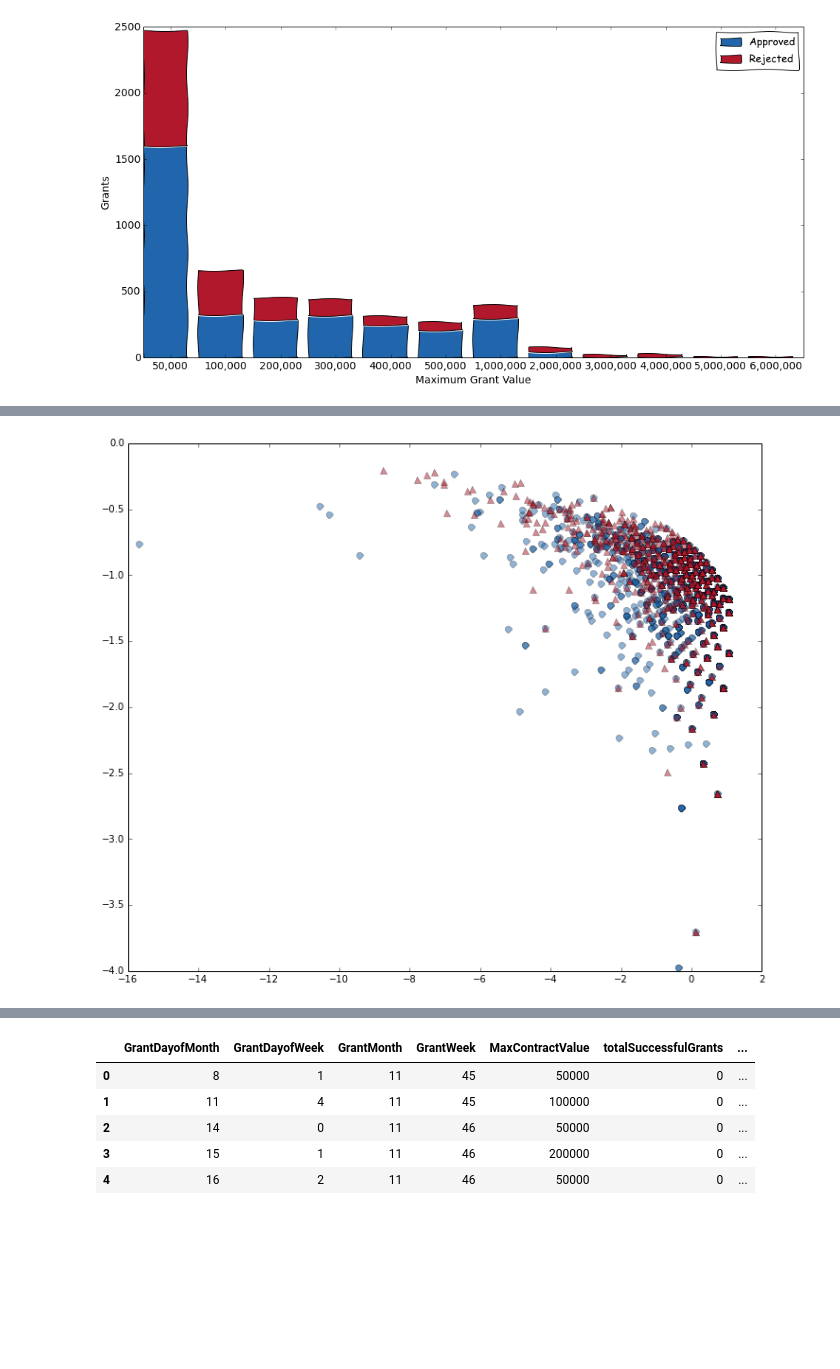
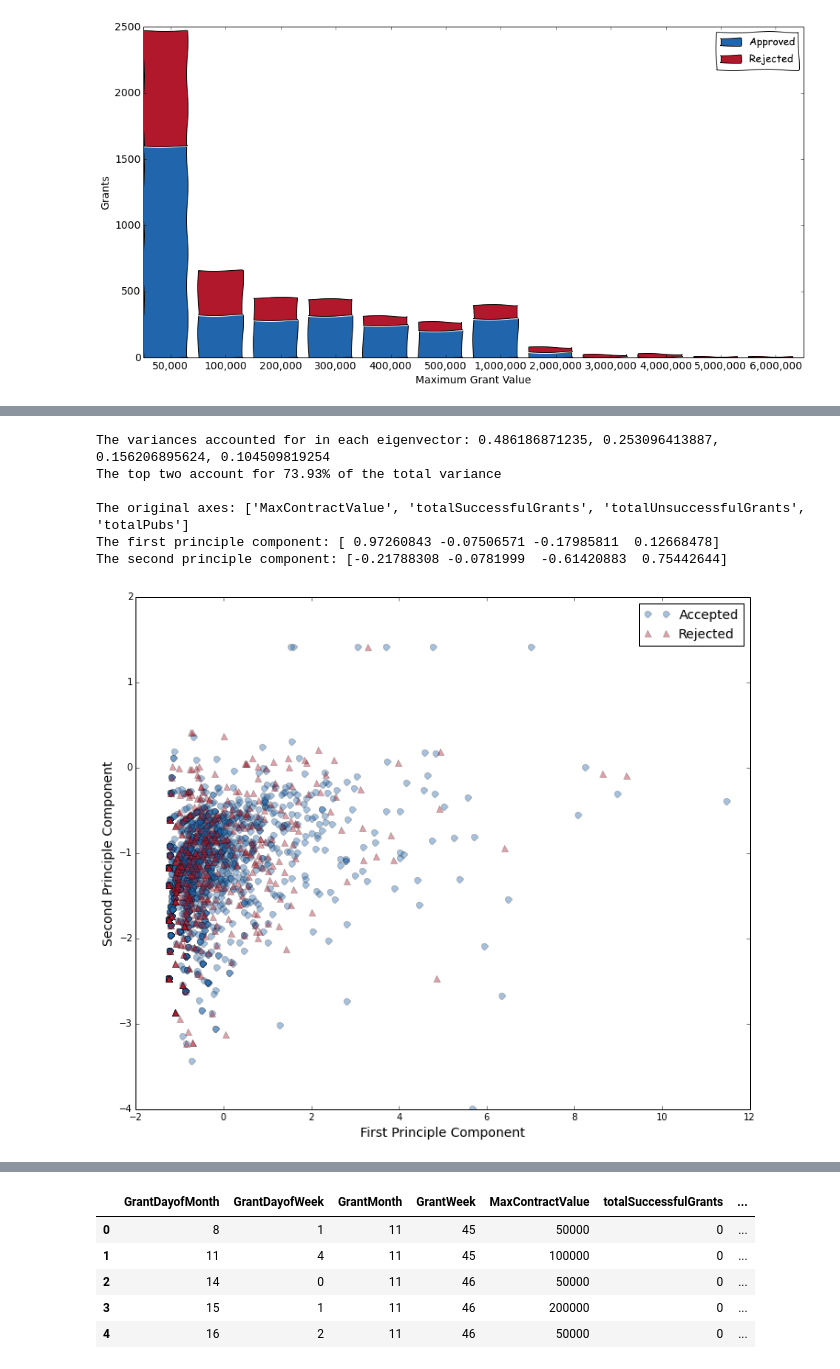
Before and after one commit to realmichaelzyy/cs249project, a Jupyter notebook: kaggle/workspace/classifier/KaggleDataset.ipynb, the cells around one changed output, grey strips where cells are left out. Drawn from its saved outputs; the diff is of its cells as text; code cells hidden in the pictures; blank space fills up the shorter version.

```diff
--- a/kaggle/workspace/classifier/KaggleDataset.ipynb
+++ b/kaggle/workspace/classifier/KaggleDataset.ipynb
@@ -906,14 +906,18 @@ red, blue = '#B2182B', '#2166AC'
 succGrantCols = ['NumberofSuccessfulGrant' + str(i) + "_withnull" for i in range(1,14)]
 unsuccGrantCols = ['NumberofUnsuccessfulGrant' + str(i) + "_withnull" for i in range(1,14)]
 
+pubcols = [col for col in data.columns if (col.startswith('A') or col.startswith('B') or col.startswith('C')) and col.endswith('withnull') and not col.startswith('Co')]
+#totalPubs = numpy.add.reduce(data[pubcols].fillna(0),axis=1)
+
 plotData = pandas.concat([data.loc[:,['ContractValueBandseenoteA_withnull','GrantStatus']],
                          pandas.DataFrame({'MaxContractValue':map(lambda x: maxValue(x) if not pandas.isnull(x) else x, data.ContractValueBandseenoteA_withnull),
                                            'totalSuccessfulGrants':numpy.add.reduce(data[succGrantCols].fillna(0),axis=1),
                                            'totalUnsuccessfulGrants':numpy.add.reduce(data[unsuccGrantCols].fillna(0),axis=1),
+                                           'totalPubs':numpy.add.reduce(data[pubcols].fillna(0),axis=1),
                                            'GrantMonth':map(lambda x: x.month, data.Startdate),
                                            'GrantWeek':map(lambda x: x.week, data.Startdate),
                                            'GrantDayofMonth':map(lambda x: x.day, data.Startdate),
-                                           'GrantDayofWeek':map(lambda x: x.dayofweek, data.Startdate)})], axis=1).dropna()
+                                           'GrantDayofWeek':map(lambda x: x.dayofweek, data.Startdate)})], axis=1)
 # %%
 fig = plt.figure(1, figsize=(16, 8))
 ax1 = fig.add_subplot(111)
@@ -1070,18 +1074,38 @@ plt.show()
 # %%
 from matplotlib.mlab import PCA
 from numpy import log10
 
 from sklearn import preprocessing
 
-#pca = PCA(preprocessing.scale(plotData.loc[:,['totalSuccessfulGrants','totalUnsuccessfulGrants']]))
-pca = PCA(plotData.loc[:,['MaxContractValue','totalSuccessfulGrants','totalUnsuccessfulGrants']])
+#pcaColumns = ['MaxContractValue','totalSuccessfulGrants','totalUnsuccessfulGrants', 'totalPubs']
+pcaColumns = ['MaxContractValue','totalSuccessfulGrants','totalUnsuccessfulGrants', 'totalPubs']
+data = plotData.dropna()
+
+pca = PCA(data.loc[:,pcaColumns])
 
 fig = plt.figure(1, figsize=(12, 10))
 ax1 = fig.add_subplot(111)
 
-ax1.plot(pca.Y[plotData.GrantStatus.values == 1,0], log10(pca.Y[plotData.GrantStatus.values == 1,1]), 'o', markersize=7, color=blue, alpha=0.5)
-ax1.plot(pca.Y[plotData.GrantStatus.values == 0,0], log10(pca.Y[plotData.GrantStatus.values == 0,1]), '^', markersize=7, color=red, alpha=0.5)
+ax1.plot(pca.Y[data.GrantStatus.values == 1,0], log10(pca.Y[data.GrantStatus.values == 1,1]),
+         'o', markersize=7, color=blue, alpha=0.4, label='Accepted')
+ax1.plot(pca.Y[data.GrantStatus.values == 0,0], log10(pca.Y[data.GrantStatus.values == 0,1]),
+         '^', markersize=7, color=red, alpha=0.4, label='Rejected')
 #ax1.set_xlim([-1.06,-1.055])
+plt.legend(fontsize=14)
+ax1.set_xlabel('First Principle Component', fontsize=14)
+ax1.set_ylabel('Second Principle Component', fontsize=14)
+
+print("The variances accounted for in each eigenvector: " + ", ".join([str(f) for f in pca.fracs]))
+print("The top two account for %0.2f%% of the total variance" % (100.0 * numpy.sum(pca.fracs[0:2])))
+print("\nThe original axes: " + str(pcaColumns))
+print("The first principle component: " + str(pca.Wt[1,:]))
+print("The second principle component: " + str(pca.Wt[2,:]))
 plt.show()
 # %% [output]
+The variances accounted for in each eigenvector: 0.486186871235, 0.253096413887, 0.156206895624, 0.104509819254
+The top two account for 73.93% of the total variance
+
+The original axes: ['MaxContractValue', 'totalSuccessfulGrants', 'totalUnsuccessfulGrants', 'totalPubs']
+The first principle component: [ 0.97260843 -0.07506571 -0.17985811  0.12668478]
+The second principle component: [-0.21788308 -0.0781999  -0.61420883  0.75442644]
-[figure, old version]
+[figure, new version]
```
Also changed, not shown: parts of 9 cells of this notebook.
